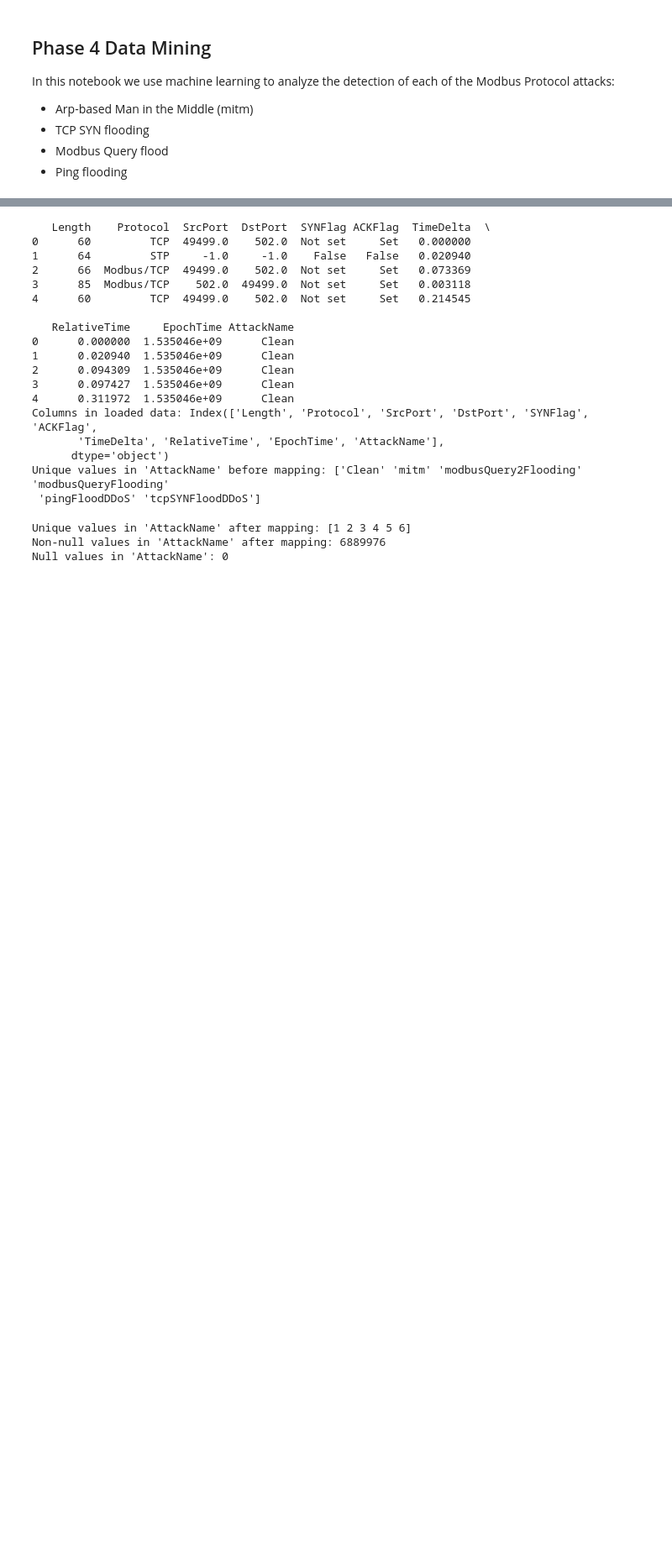
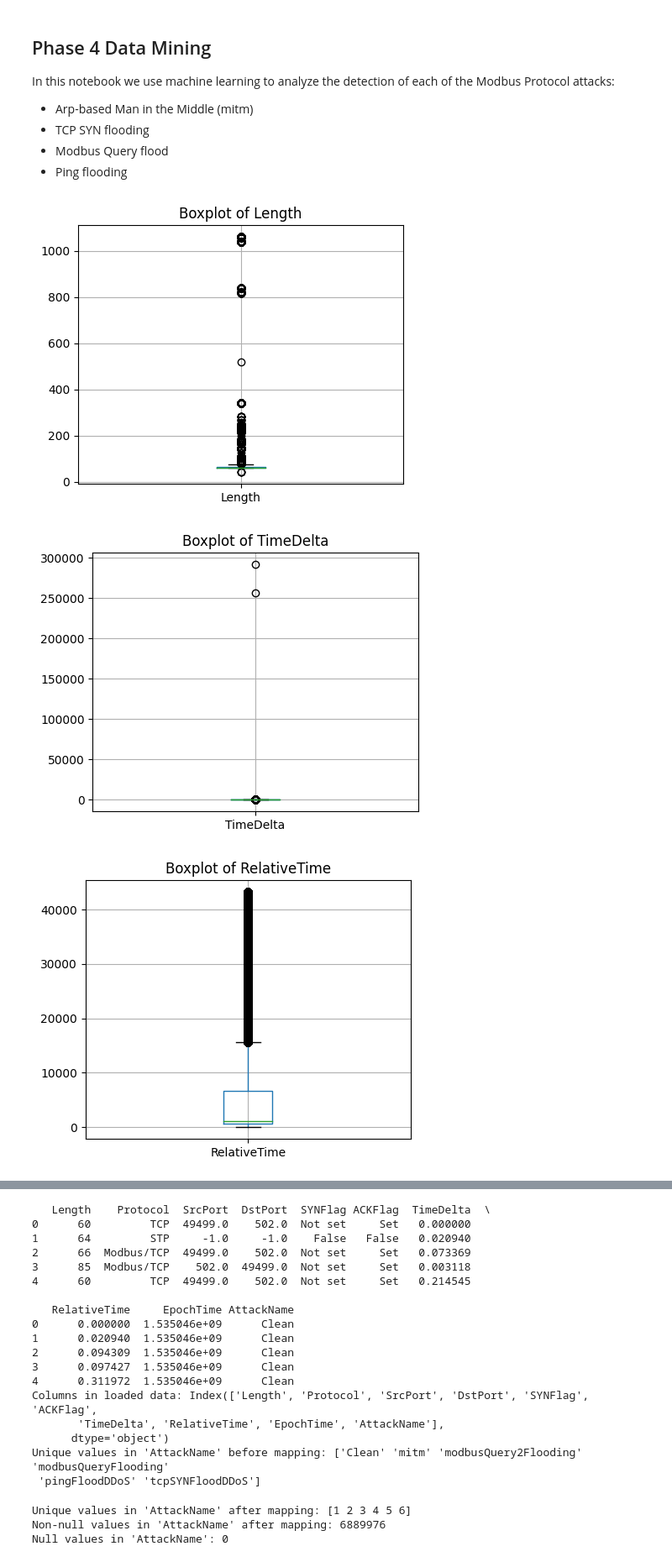
Before and after one commit to Amani-blip/Modbus-Protocol-Attacks, a Jupyter notebook: phase4-4.ipynb, the cells around one changed output, grey strips where cells are left out. Shown at 84% size. Drawn from its saved outputs; the diff is of its cells as text; code cells hidden in the pictures; blank space fills up the shorter version.

Commit message:
adding plots

```diff
--- a/phase4-4.ipynb
+++ b/phase4-4.ipynb
@@ -17,19 +18,40 @@ import time
 # %%
 
 # Load the datasets
 files = ['clean.csv', 'mitm.csv', 'modbusQuery2Flooding.csv', 'modbusQueryFlooding.csv', 'pingFloodDDos.csv', 'tcpSYNFlood.csv']
 data = pd.concat([pd.read_csv(f) for f in files], ignore_index=True)
 
 
 relevant_features = ['Length',
                     'Protocol',
                     'SrcPort',
                     'DstPort',
                     'SYNFlag',
                     'ACKFlag',
                     'TimeDelta',
                     'RelativeTime',
                     'EpochTime',
                     'AttackName']
 
 data = data[relevant_features]
+
+import matplotlib.pyplot as plt
+
+numeric_features = [
+    "Length",
+    "TimeDelta",
+    "RelativeTime",
+    "EpochTime",
+]
+
+# For each column in the DataFrame
+for column in numeric_features:
+    # Create a boxplot
+    plt.figure(figsize=(5, 4))
+    data.boxplot([column])
+    plt.title(f"Boxplot of {column}")
+    plt.show()
+# %% [output]
+[figure, added]
+[figure, added]
+[figure, added]
```
Also changed, not shown: parts of 8 cells of this notebook.
